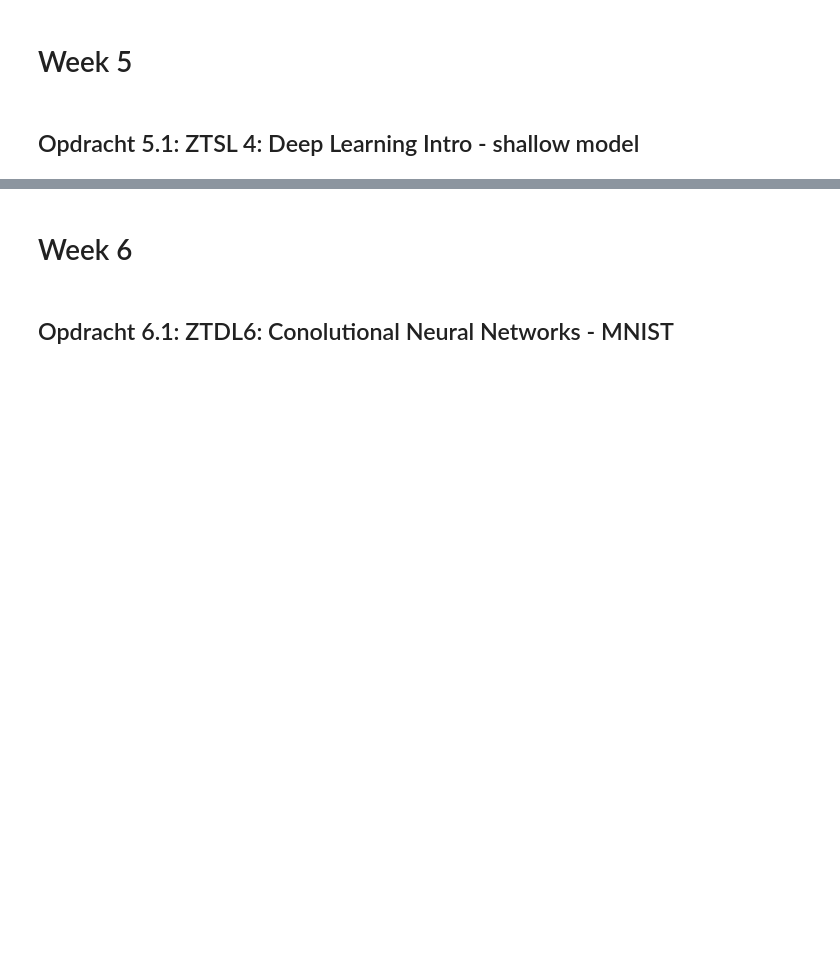
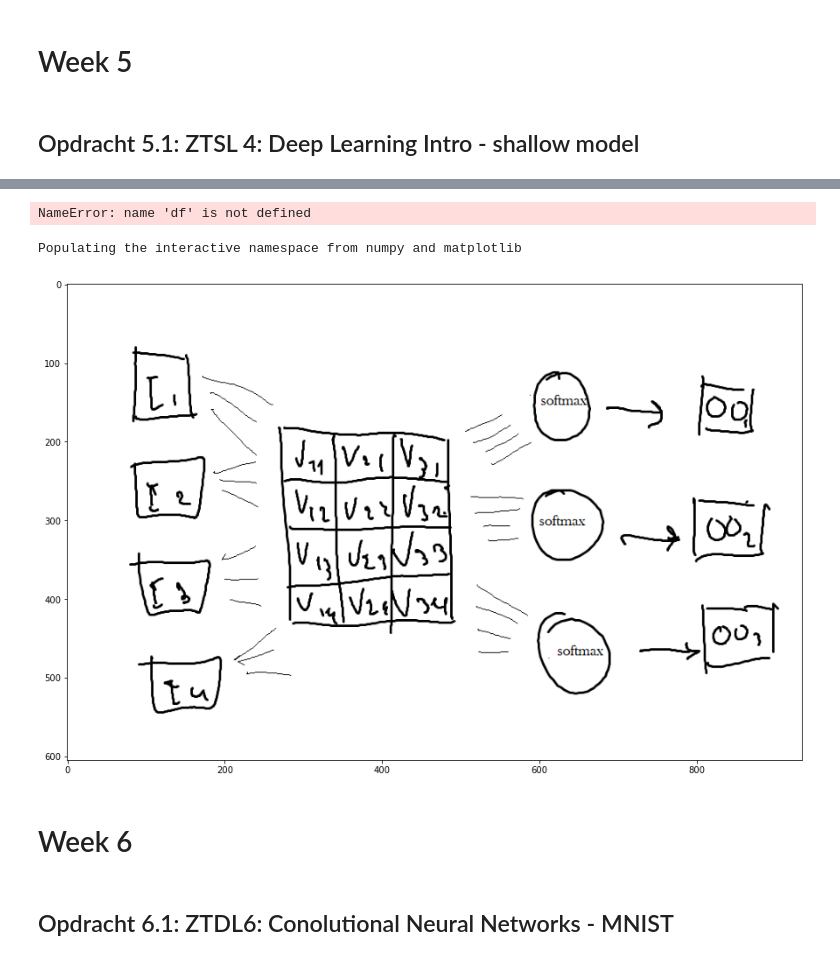
Before and after one commit to SemvdH/CVML-MachineLearning, a Jupyter notebook: exercises/Jupyter notebook CVML.ipynb, the cells around one changed output, grey strips where cells are left out. Cells and saved outputs as stored; diff of their text form; code cells hidden in the pictures; blank space fills up the shorter version.

```diff
--- a/exercises/Jupyter notebook CVML.ipynb
+++ b/exercises/Jupyter notebook CVML.ipynb
@@ -564,0 +629,5 @@ Op basis van de hoeveelheid lagen, hebben wij geconcludeerd dat het shallow mode
+# %%
+X = df.drop('species', axis=1)
+X.head()
+# %% [output]
+NameError: name 'df' is not defined
@@ -564,0 +645,2 @@ Op basis van de hoeveelheid lagen, hebben wij geconcludeerd dat het shallow mode
+# %%
+y_cat = to_categorical(y)
@@ -564,0 +649,11 @@ Op basis van de hoeveelheid lagen, hebben wij geconcludeerd dat het shallow mode
+# %%
+X_train, X_test, y_train, y_test = train_test_split(X.values, y_cat,
+                                                    test_size=0.2)
+# %%
+model = Sequential()
+model.add(Dense(3, input_shape=(4,), activation='softmax'))
+model.compile(Adam(learning_rate=0.1),
+              loss='categorical_crossentropy',
+              metrics=['accuracy'])
+# %%
+model.fit(X_train, y_train, epochs=20, validation_split=0.1)
@@ -565,3 +673,19 @@ Op basis van de hoeveelheid lagen, hebben wij geconcludeerd dat het shallow mode
+# %%
+"""
+Opdracht 5.3 b: We hebben een schets gemaakt van hoe wij denken dat het
+model er uit zal zien. De code voor het inladen van de foto hebben wij
+gehaald uit de practicumomschrijving.
+
+Er is te zien dat dit netwerk maar 1 laag heeft, links zijn de inputs te zien
+met rechts de activatie functies en de outputs.
+"""
+
+img = mpimg.imread('../data/opdr5-3-b.png')
+plt.figure(figsize(20,10))
+imgplot = plt.imshow(img)
+# %% [output]
+Populating the interactive namespace from numpy and matplotlib
+[figure, added]
 # %% [markdown]
 # Week 6
 # %% [markdown]
```
Also changed, not shown: parts of 24 cells of this notebook, 4 other files.
